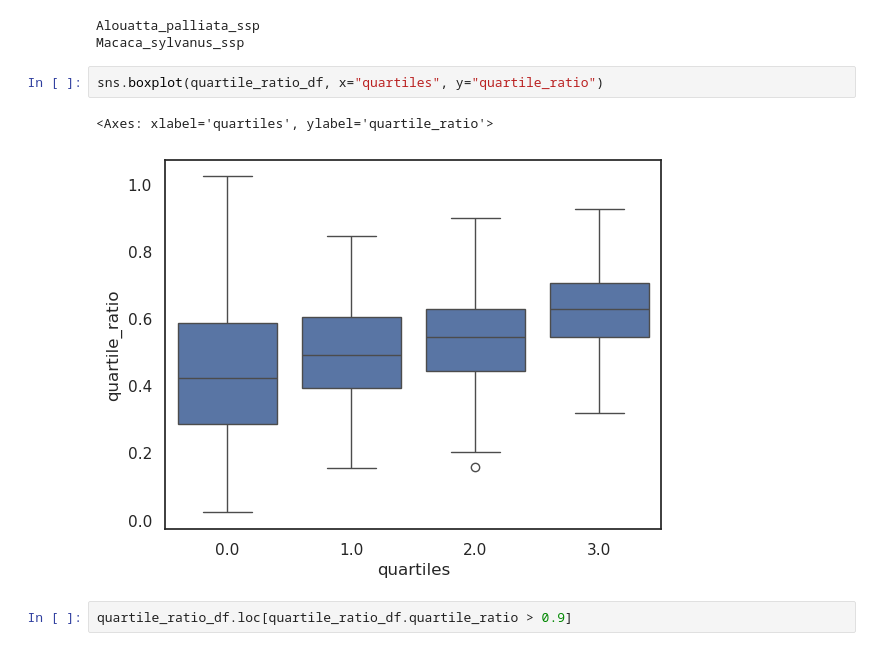
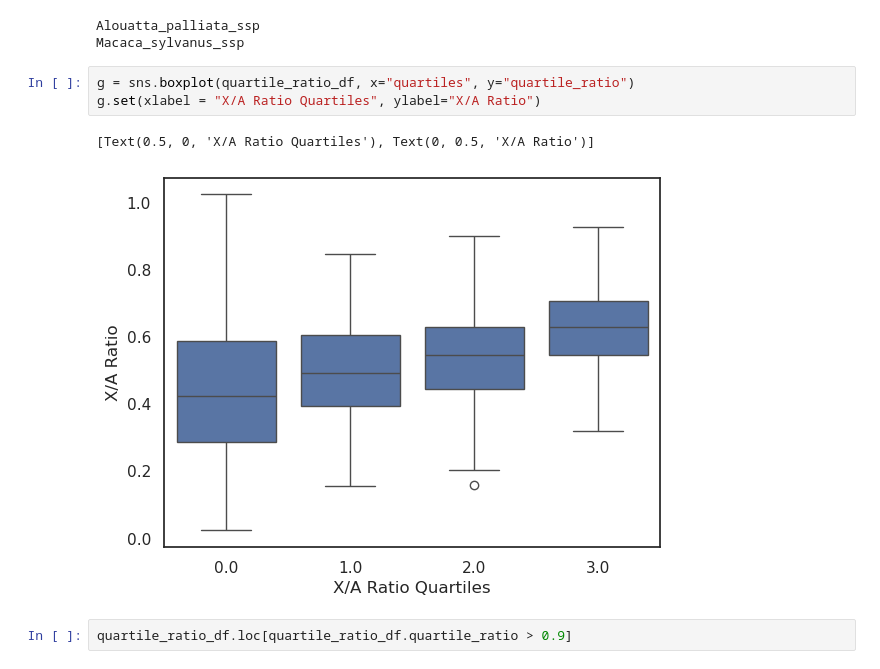
Before and after one commit to erikfogh/selection_primates, a Jupyter notebook: notebooks/main05_pi_stats.ipynb, the cells around one changed output. Drawn from its saved outputs; the diff is of its cells as text.

```diff
--- a/notebooks/main05_pi_stats.ipynb
+++ b/notebooks/main05_pi_stats.ipynb
@@ -466,10 +468,11 @@ quartile_ratio_df = pd.concat(df_l)
 Alouatta_palliata_ssp
 Macaca_sylvanus_ssp
 # %%
-sns.boxplot(quartile_ratio_df, x="quartiles", y="quartile_ratio")
+g = sns.boxplot(quartile_ratio_df, x="quartiles", y="quartile_ratio")
+g.set(xlabel = "X/A Ratio Quartiles", ylabel="X/A Ratio")
 # %% [output]
-<Axes: xlabel='quartiles', ylabel='quartile_ratio'>
+[Text(0.5, 0, 'X/A Ratio Quartiles'), Text(0, 0.5, 'X/A Ratio')]
-[figure, old version]
+[figure, new version]
 # %%
 quartile_ratio_df.loc[quartile_ratio_df.quartile_ratio > 0.9]
 # %% [output]
```
Also changed, not shown: parts of 6 cells of this notebook, 23 other files.
